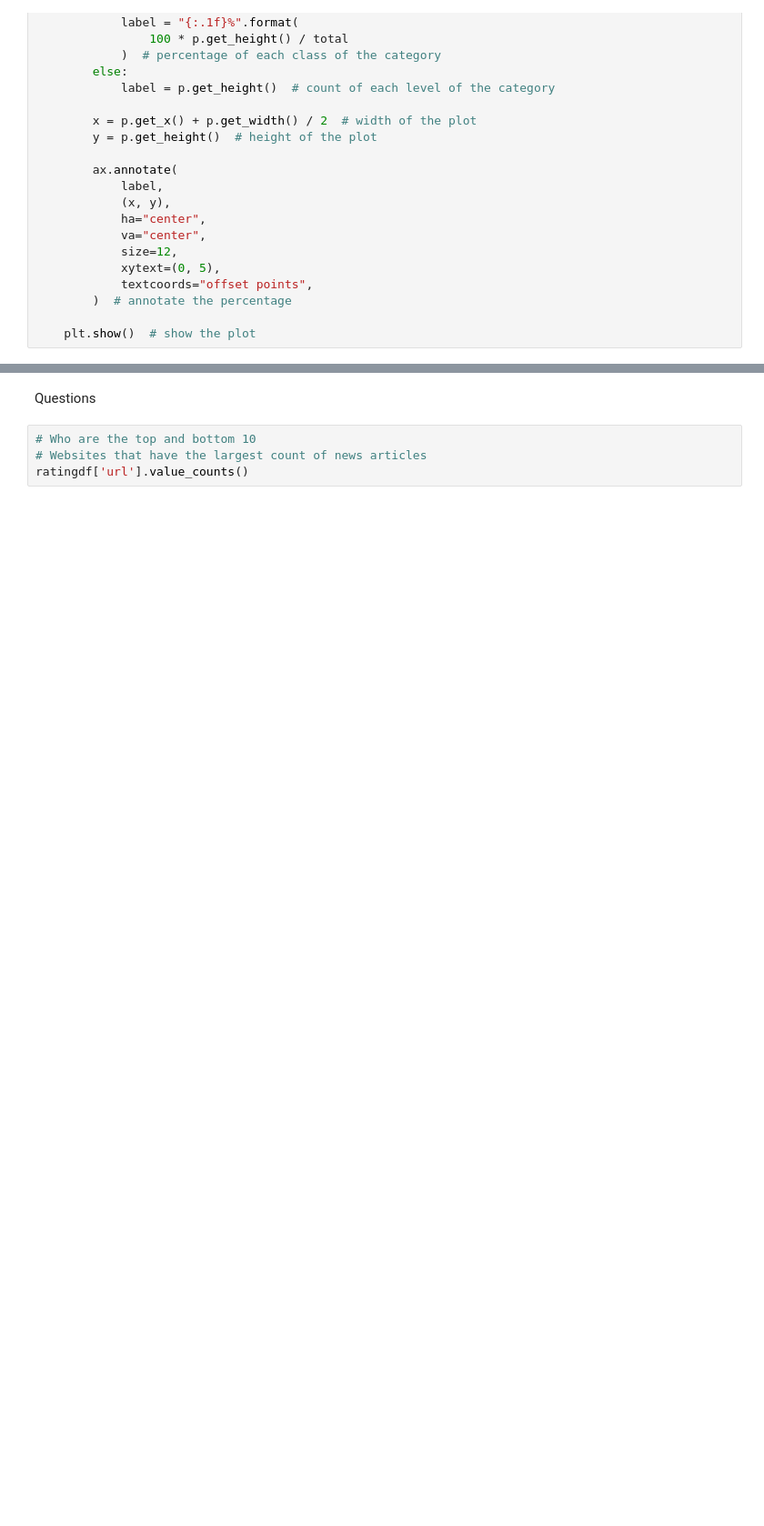
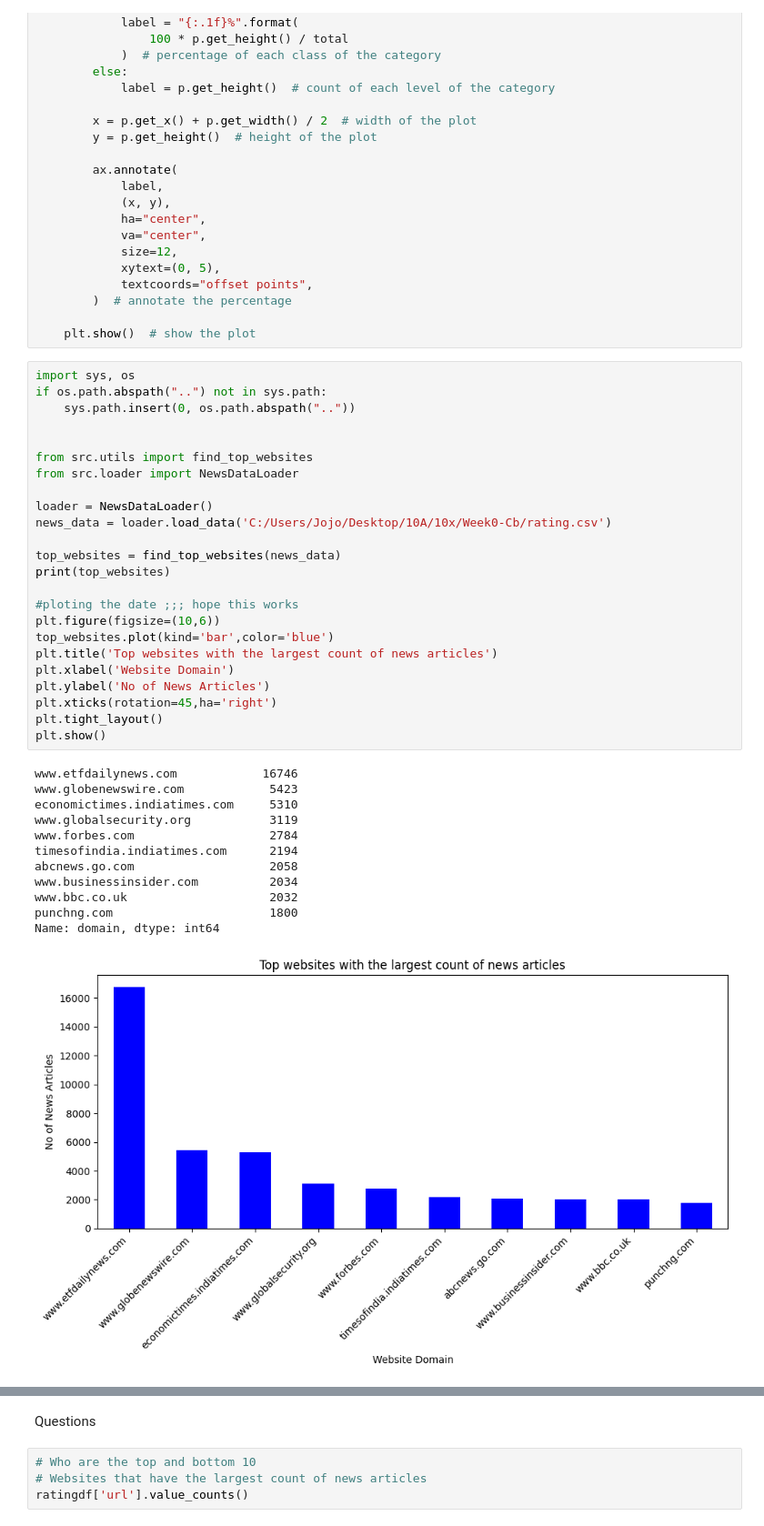
Before and after one commit to Joe-hyper/news_correlation_10ac_week0-, a Jupyter notebook: notebooks/News Analysis.ipynb, the cells around one changed output, grey strips where cells are left out. Shown at 91% size. Drawn from its saved outputs; the diff is of its cells as text; blank space fills up the shorter version.

```diff
--- a/notebooks/News Analysis.ipynb
+++ b/notebooks/News Analysis.ipynb
@@ -278,3 +278,40 @@ def labeled_barplot(data, feature, perc=False, n=None):
         )  # annotate the percentage
 
     plt.show()  # show the plot
+# %%
+import sys, os
+if os.path.abspath("..") not in sys.path:
+    sys.path.insert(0, os.path.abspath(".."))
+
+
+from src.utils import find_top_websites
+from src.loader import NewsDataLoader
+
+loader = NewsDataLoader()
+news_data = loader.load_data('C:/Users/Jojo/Desktop/10A/10x/Week0-Cb/rating.csv')
+
+top_websites = find_top_websites(news_data)
+print(top_websites)
+
+#ploting the date ;;; hope this works
+plt.figure(figsize=(10,6))
+top_websites.plot(kind='bar',color='blue')
+plt.title('Top websites with the largest count of news articles')
+plt.xlabel('Website Domain')
+plt.ylabel('No of News Articles')
+plt.xticks(rotation=45,ha='right')
+plt.tight_layout()
+plt.show()
+# %% [output]
+www.etfdailynews.com            16746
+www.globenewswire.com            5423
+economictimes.indiatimes.com     5310
+www.globalsecurity.org           3119
+www.forbes.com                   2784
+timesofindia.indiatimes.com      2194
+abcnews.go.com                   2058
+www.businessinsider.com          2034
+www.bbc.co.uk                    2032
+punchng.com                      1800
+Name: domain, dtype: int64
+[figure, added]
```
Also changed, not shown: parts of 1 cell of this notebook.
